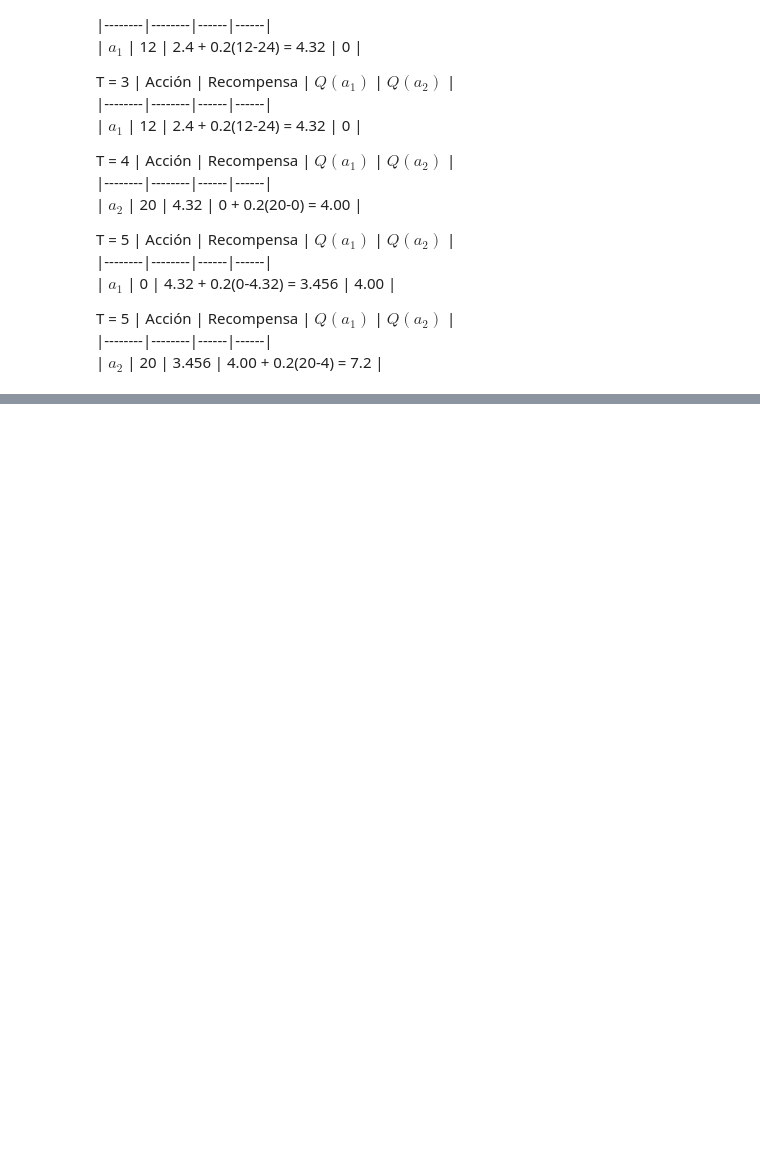
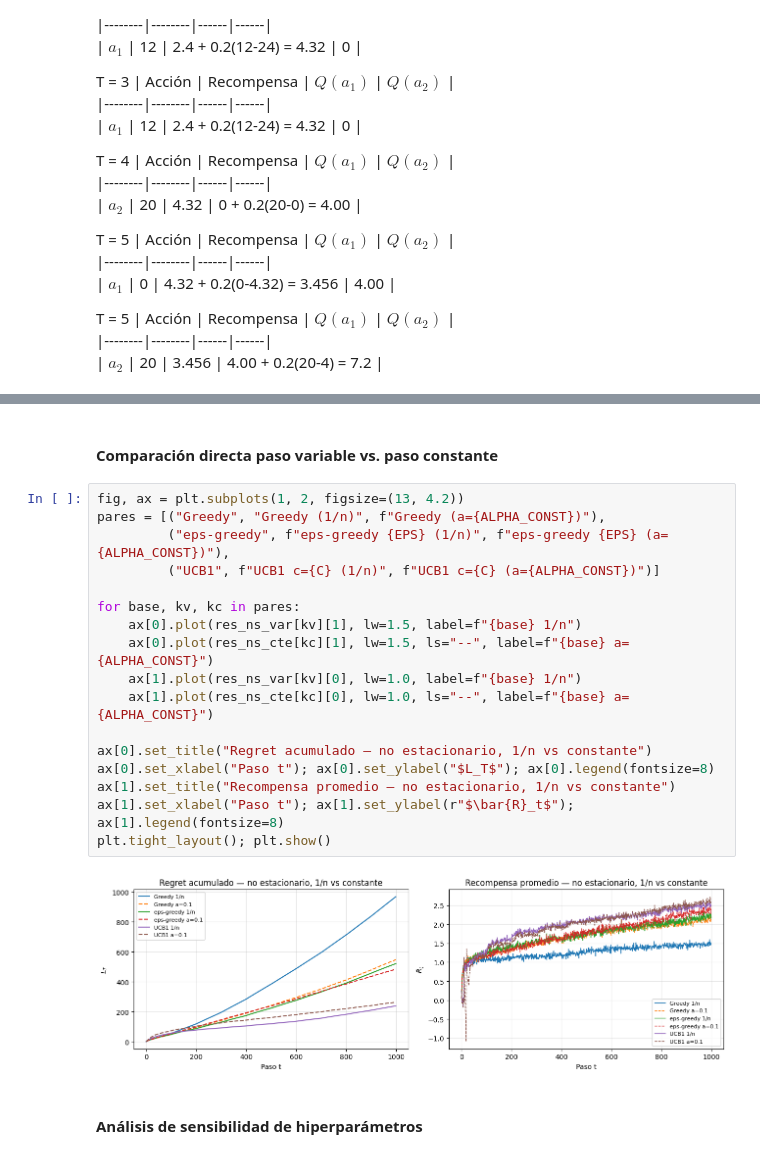
Before and after one commit to paulabaal12/HDT2-RL, a Jupyter notebook: hdt2.ipynb, the cells around one changed output, grey strips where cells are left out. Drawn from its saved outputs; the diff is of its cells as text; blank space fills up the shorter version.

```diff
--- a/hdt2.ipynb
+++ b/hdt2.ipynb
@@ -180,0 +397,23 @@ T = 5
+# %% [markdown]
+#### Comparación directa paso variable vs. paso constante
+# %%
+fig, ax = plt.subplots(1, 2, figsize=(13, 4.2))
+pares = [("Greedy", "Greedy (1/n)", f"Greedy (a={ALPHA_CONST})"),
+         ("eps-greedy", f"eps-greedy {EPS} (1/n)", f"eps-greedy {EPS} (a={ALPHA_CONST})"),
+         ("UCB1", f"UCB1 c={C} (1/n)", f"UCB1 c={C} (a={ALPHA_CONST})")]
+
+for base, kv, kc in pares:
+    ax[0].plot(res_ns_var[kv][1], lw=1.5, label=f"{base} 1/n")
+    ax[0].plot(res_ns_cte[kc][1], lw=1.5, ls="--", label=f"{base} a={ALPHA_CONST}")
+    ax[1].plot(res_ns_var[kv][0], lw=1.0, label=f"{base} 1/n")
+    ax[1].plot(res_ns_cte[kc][0], lw=1.0, ls="--", label=f"{base} a={ALPHA_CONST}")
+
+ax[0].set_title("Regret acumulado — no estacionario, 1/n vs constante")
+ax[0].set_xlabel("Paso t"); ax[0].set_ylabel("$L_T$"); ax[0].legend(fontsize=8)
+ax[1].set_title("Recompensa promedio — no estacionario, 1/n vs constante")
+ax[1].set_xlabel("Paso t"); ax[1].set_ylabel(r"$\bar{R}_t$"); ax[1].legend(fontsize=8)
+plt.tight_layout(); plt.show()
+# %% [output]
+[figure, added]
+# %% [markdown]
+#### Análisis de sensibilidad de hiperparámetros
```
Also changed, not shown: parts of 15 cells of this notebook.
